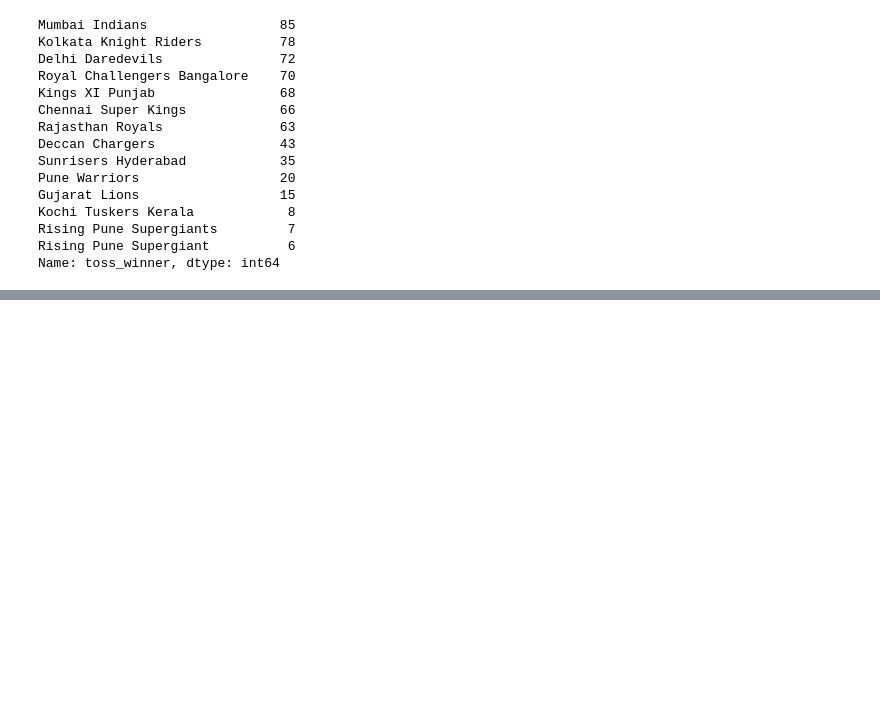
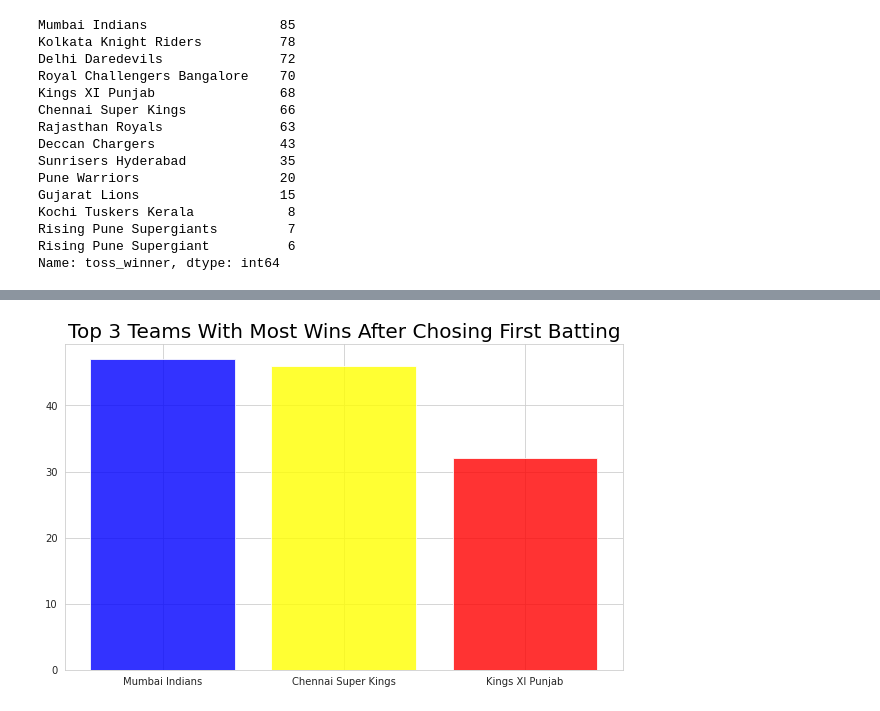
Before and after one commit to shubham-hub/EDA-of-IPL, a Jupyter notebook: EDA_of_IPL_dataset.ipynb, the cells around one changed output, grey strips where cells are left out. Saved outputs shown, nothing was run; the diff lists cells and outputs as text; code cells hidden in the pictures; blank space fills up the shorter version.

```diff
--- a/EDA_of_IPL_dataset.ipynb
+++ b/EDA_of_IPL_dataset.ipynb
@@ -165,0 +184,9 @@ ipl[ipl['win_by_runs']!=0]
+# %%
+#making bar plot for top 3 teams with most wins after batting first
+plt.figure(figsize=(10,6))
+sns.set_style('whitegrid')
+plt.bar(list(batting_first['winner'].value_counts()[0:3].keys()),list(batting_first['winner'].value_counts()[0:3]),color=['blue','yellow','red'],alpha=0.8)
+plt.title('Top 3 Teams With Most Wins After Chosing First Batting',fontdict={'fontsize':20,'color':'black'})
+plt.show()
+# %% [output]
+[figure, added]
```
Also changed, not shown: parts of 17 cells of this notebook.
